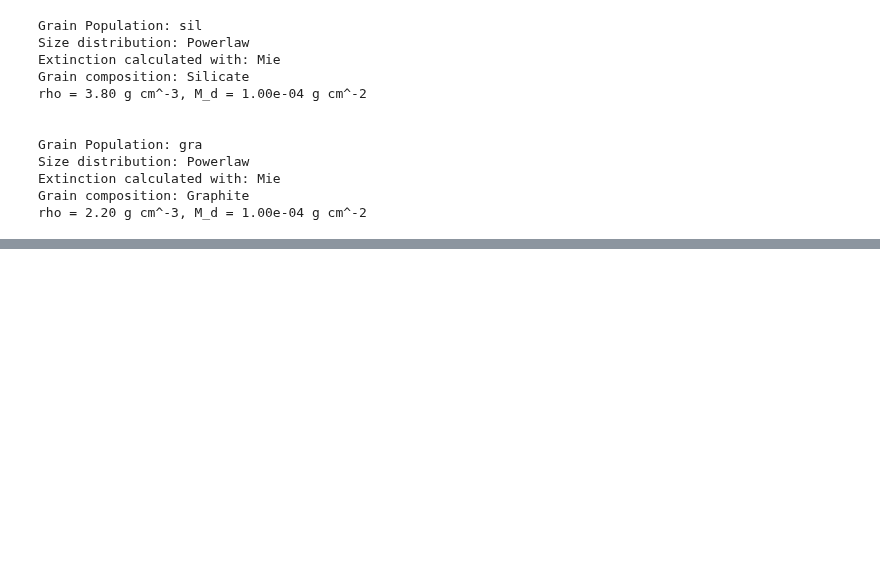
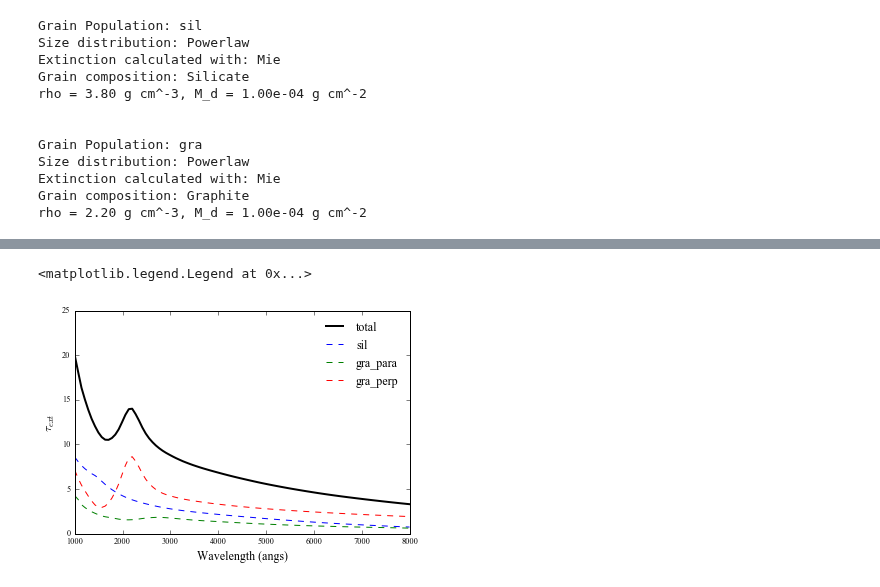
Before and after one commit to eblur/newdust, a Jupyter notebook: examples/plot_grainpop.ipynb, the cells around one changed output, grey strips where cells are left out. Saved outputs shown, nothing was run; the diff lists cells and outputs as text; code cells hidden in the pictures; blank space fills up the shorter version.

```diff
--- a/examples/test_grainpop.ipynb
+++ b/examples/plot_grainpop.ipynb
@@ -70,0 +84,9 @@ rho = 2.20 g cm^-3, M_d = 1.00e-04 g cm^-2
+# %%
+ax = plt.subplot(111)
+mrn.plot_ext(ax, 'ext', color='k', lw=2, label='total')
+for k in mrn.keys:
+    mrn[k].plot_ext(ax, 'ext', ls='--', label=k)
+ax.legend(loc='upper right', frameon=False)
+# %% [output]
+<matplotlib.legend.Legend at 0x...>
+[figure, added]
```
Also changed, not shown: parts of 4 cells of this notebook, 1 other file.
